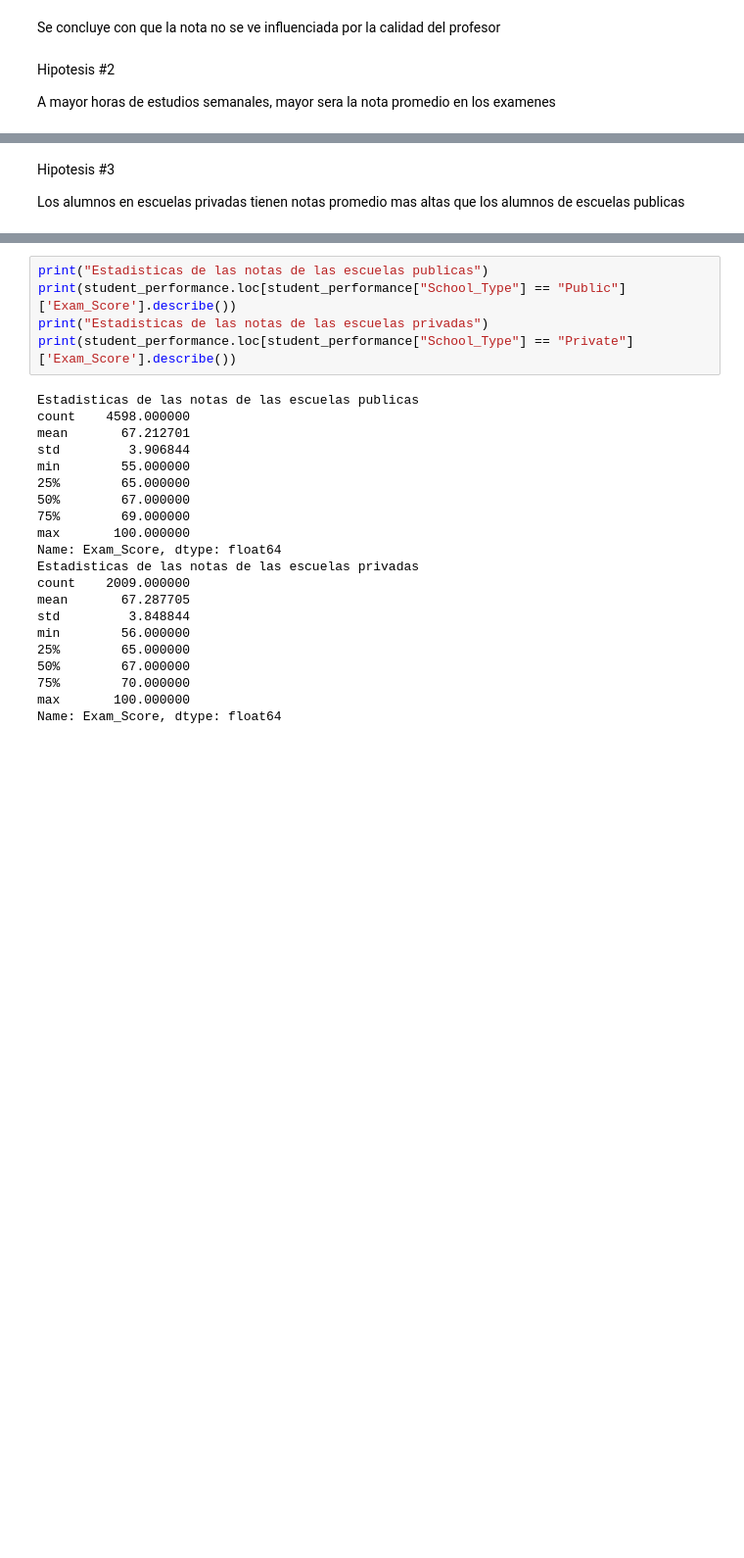
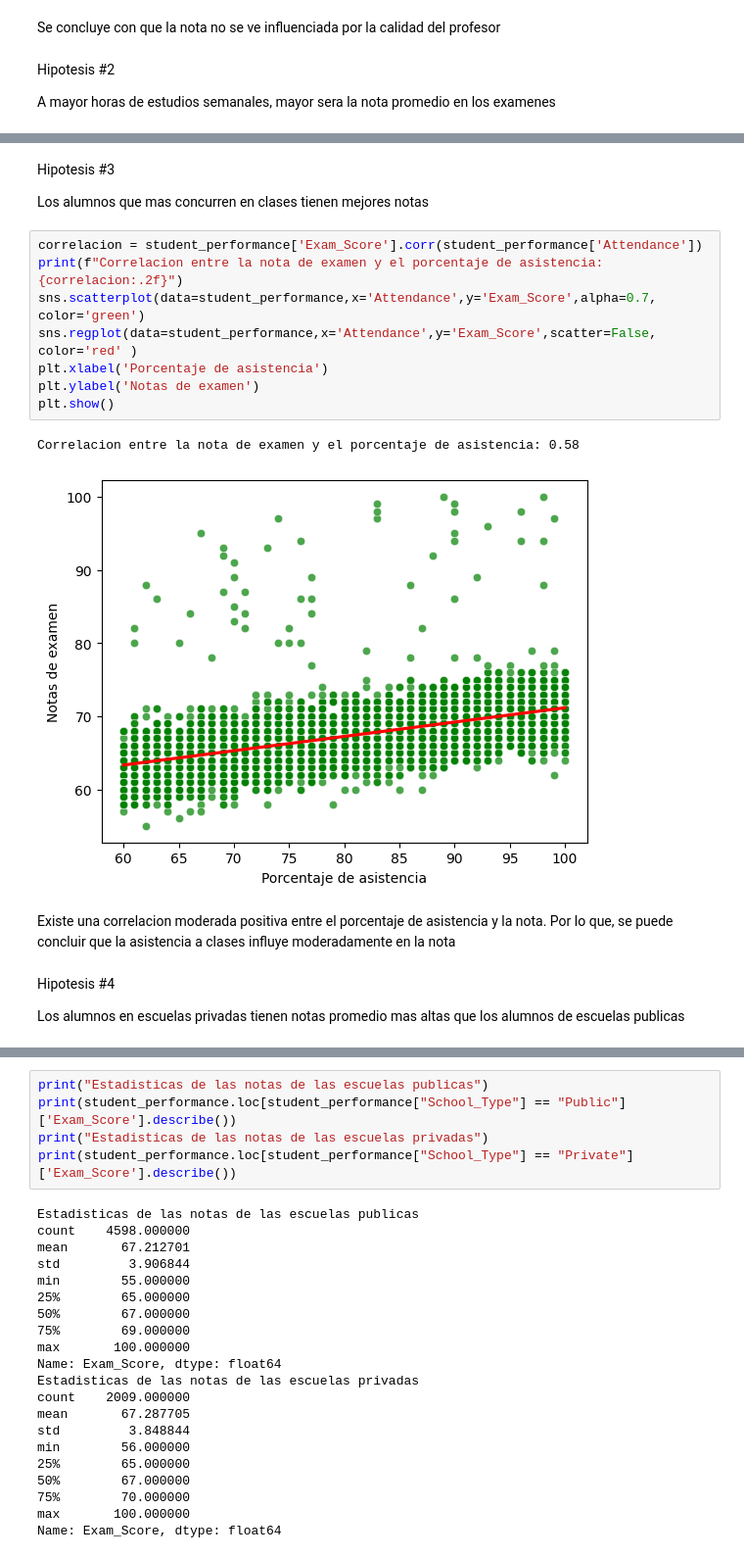
Before and after one commit to LuqGon/student_performance, a Jupyter notebook: student_performance_factors.ipynb, the cells around one changed output, grey strips where cells are left out. Shown at 98% size. Drawn from its saved outputs; the diff is of its cells as text; blank space fills up the shorter version.

Commit message:
Se agregar hipotesis, se formatean las celtas

```diff
--- a/student_performance_factors.ipynb
+++ b/student_performance_factors.ipynb
@@ -116,5 +134,22 @@ Se concluye con que existe una correlacion moderada positiva entre las horas de
+# %% [markdown]
+Hipotesis #3
+
+Los alumnos que mas concurren en clases tienen mejores notas
+# %%
+correlacion = student_performance['Exam_Score'].corr(student_performance['Attendance'])
+print(f"Correlacion entre la nota de examen y el porcentaje de asistencia: {correlacion:.2f}")
+sns.scatterplot(data=student_performance,x='Attendance',y='Exam_Score',alpha=0.7, color='green')
+sns.regplot(data=student_performance,x='Attendance',y='Exam_Score',scatter=False, color='red' )
+plt.xlabel('Porcentaje de asistencia')
+plt.ylabel('Notas de examen')
+plt.show()
+# %% [output]
+Correlacion entre la nota de examen y el porcentaje de asistencia: 0.58
+[figure, added]
+# %% [markdown]
+Existe una correlacion moderada positiva entre el porcentaje de asistencia y la nota. Por lo que, se puede concluir que la asistencia a clases influye moderadamente en la nota
 # %% [markdown]
-Hipotesis #3
+Hipotesis #4
 
 Los alumnos en escuelas privadas tienen notas promedio mas altas que los alumnos de escuelas publicas
 # %%
```
Also changed, not shown: parts of 11 cells of this notebook.
